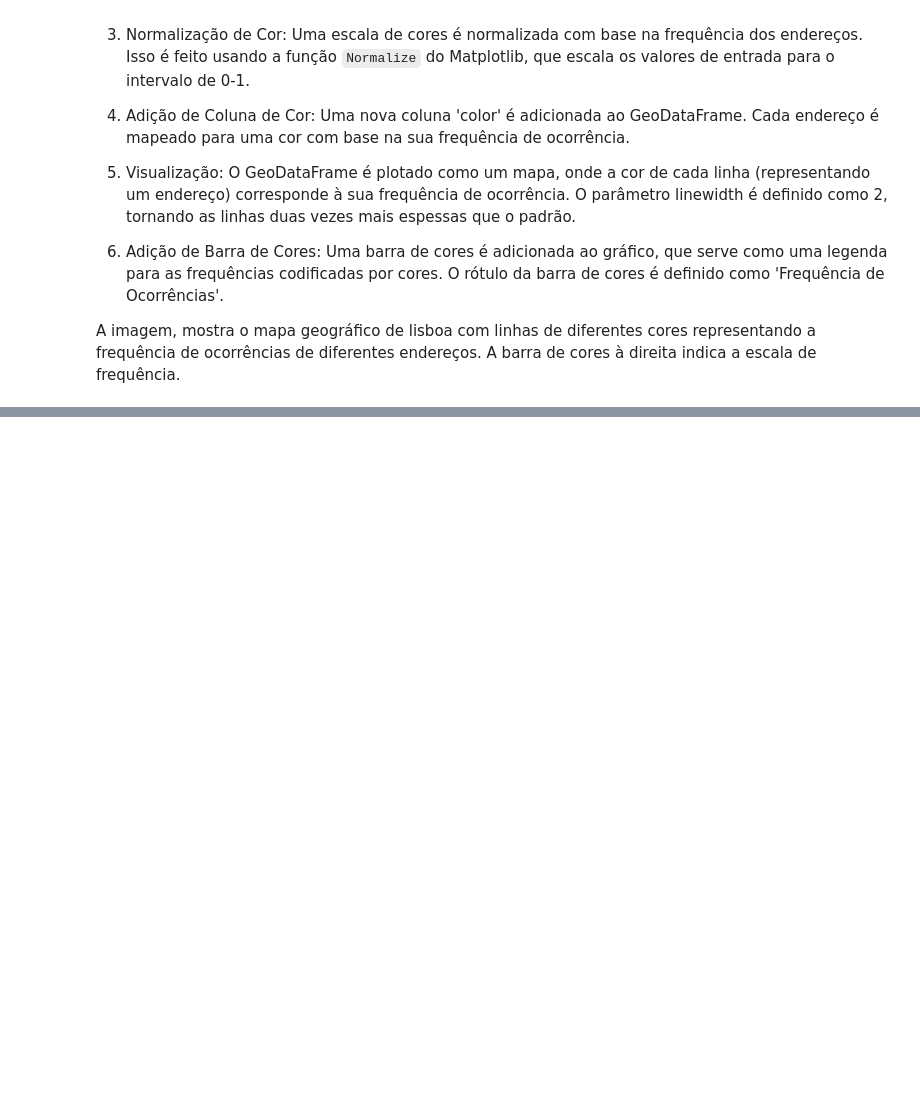
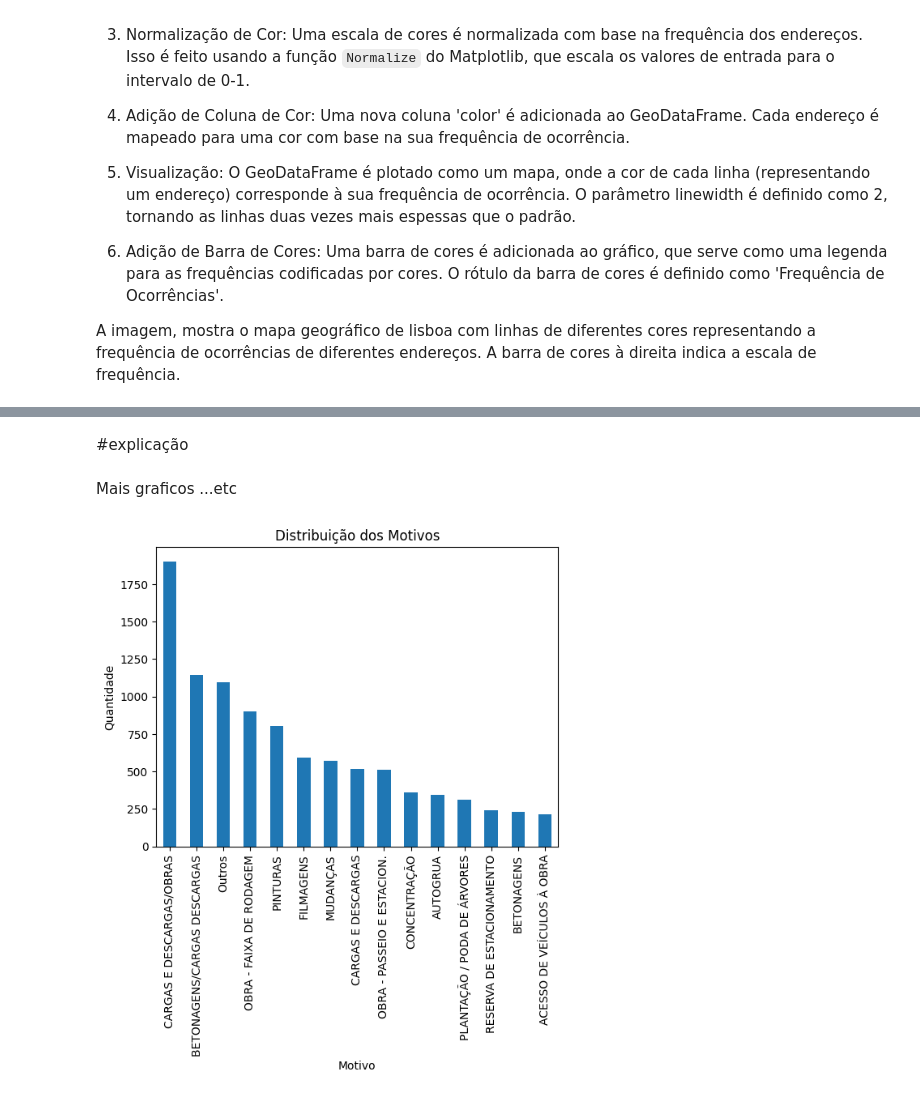
Before and after one commit to henriquePonte/PG-Transito, a Jupyter notebook: G6-Transito.ipynb, the cells around one changed output, grey strips where cells are left out. Drawn from its saved outputs; the diff is of its cells as text; code cells hidden in the pictures; blank space fills up the shorter version.

Commit message:
mais graficos

```diff
--- a/G6-Transito.ipynb
+++ b/G6-Transito.ipynb
@@ -406,0 +454,12 @@ A imagem, mostra o mapa geográfico de lisboa com linhas de diferentes cores rep
+# %% [markdown]
+#explicação
+# %% [markdown]
+Mais graficos ...etc
+# %%
+dados['motivo'].value_counts().plot(kind='bar')
+plt.title('Distribuição dos Motivos')
+plt.xlabel('Motivo')
+plt.ylabel('Quantidade')
+plt.show()
+# %% [output]
+[figure, added]
```
Also changed, not shown: parts of 11 cells of this notebook.
